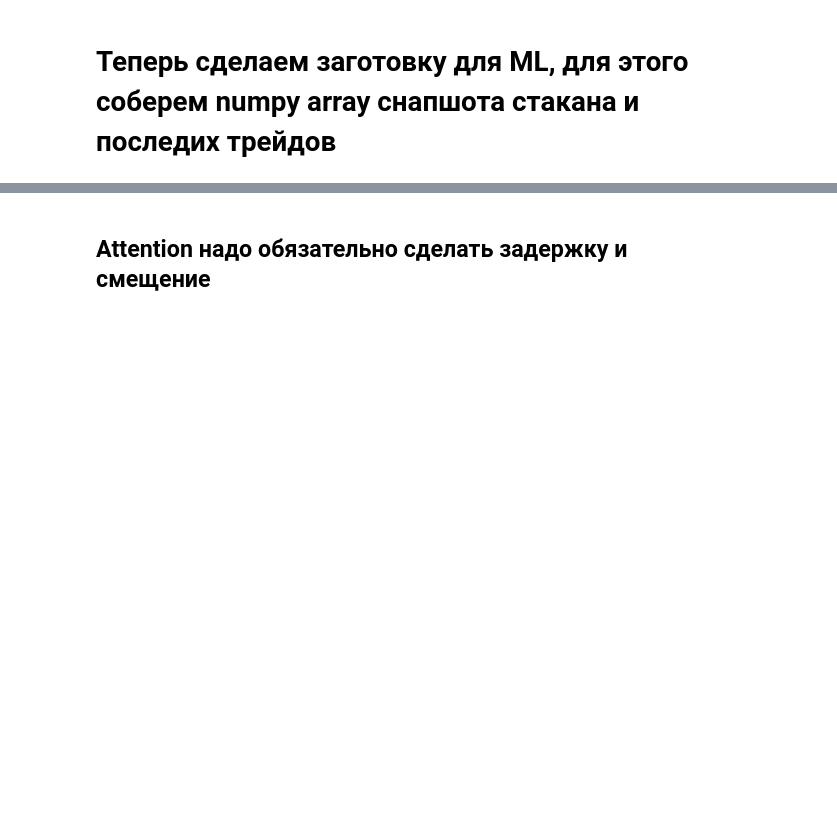
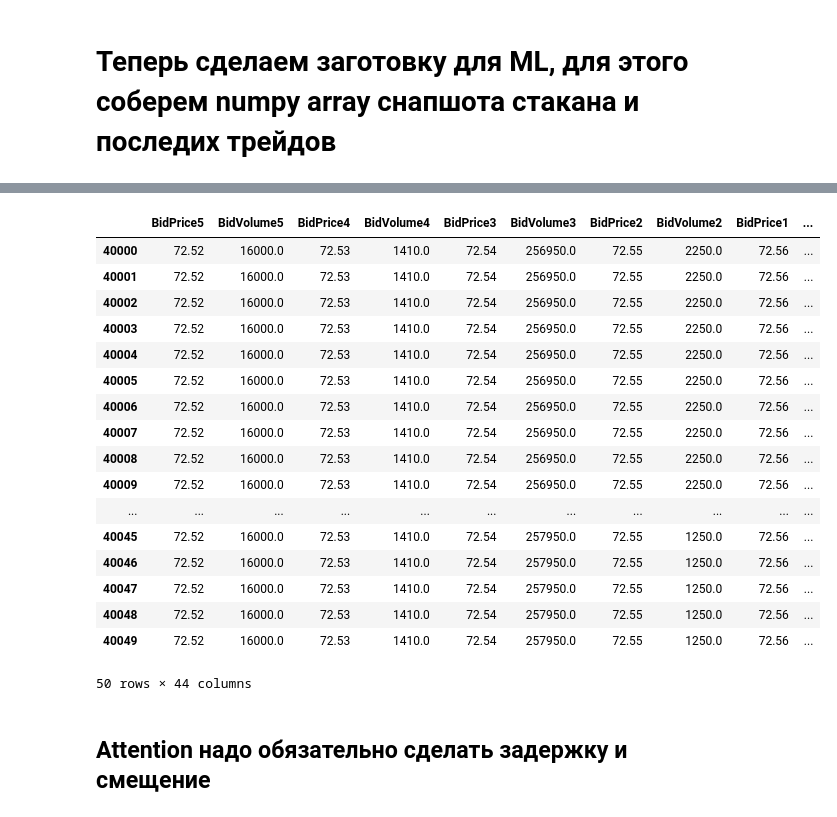
Before and after one commit to koteyevlev/MarketMakingMLAlgo, a Jupyter notebook: MLBacktest.ipynb, the cells around one changed output, grey strips where cells are left out. Drawn from its saved outputs; the diff is of its cells as text; code cells hidden in the pictures; blank space fills up the shorter version.

```diff
--- a/MLBacktest.ipynb
+++ b/MLBacktest.ipynb
@@ -720,25 +620,44 @@ raw_data = get_data(date, records)
 # %%
 def get_df_y(raw_data, deep):
     columns = []
     for col in ["Bid", "Ask"]:
         for num in range(1, 1 + deep):
             if col == "Bid":
                 num = deep - num + 1
             columns.append(col + "Price" + str(num))
             columns.append(col + "Volume" + str(num))
     columns += ["Last Trade Price"] + ["Last Trade Volume"] + ["Side"] + ["isNewTrade"] + \
     ["LastDealTime"] + ["Date"] + ["Time"] + ["SMA5"] + ["SMA10"] + ["SMA30"] + ["SMA50"] + ["SMA100"] +\
     ["EMA5"] + ["EMA10"] + ["EMA30"] + ["EMA100"] + ["STD10"] + ["STD50"] + ["STD100"] + ["STD1000"] +\
     ["RSI14"] + ["RSI30"] + ["RSI50"] + ["RSI100"]
     snapschot = pd.DataFrame(np.stack(raw_data, axis=0), columns=columns)
     y = np.array(snapschot["isNewTrade"])
     df = snapschot.drop(["isNewTrade"], axis=1)
     return df, y, snapschot
 
 deep = 5
 df, y, snapschot = get_df_y(raw_data, deep)
 snapschot[40000:40050]
-snapschot.to_csv("SBER20150310.csv")
+#snapschot.to_csv("SBER20150310.csv")
+# %% [output]
+|  | BidPrice5 | BidVolume5 | BidPrice4 | BidVolume4 | BidPrice3 | BidVolume3 | BidPrice2 | BidVolume2 | BidPrice1 | ... |
+| 40000 | 72.52 | 16000.0 | 72.53 | 1410.0 | 72.54 | 256950.0 | 72.55 | 2250.0 | 72.56 | ... |
+| 40001 | 72.52 | 16000.0 | 72.53 | 1410.0 | 72.54 | 256950.0 | 72.55 | 2250.0 | 72.56 | ... |
+| 40002 | 72.52 | 16000.0 | 72.53 | 1410.0 | 72.54 | 256950.0 | 72.55 | 2250.0 | 72.56 | ... |
+| 40003 | 72.52 | 16000.0 | 72.53 | 1410.0 | 72.54 | 256950.0 | 72.55 | 2250.0 | 72.56 | ... |
+| 40004 | 72.52 | 16000.0 | 72.53 | 1410.0 | 72.54 | 256950.0 | 72.55 | 2250.0 | 72.56 | ... |
+| 40005 | 72.52 | 16000.0 | 72.53 | 1410.0 | 72.54 | 256950.0 | 72.55 | 2250.0 | 72.56 | ... |
+| 40006 | 72.52 | 16000.0 | 72.53 | 1410.0 | 72.54 | 256950.0 | 72.55 | 2250.0 | 72.56 | ... |
+| 40007 | 72.52 | 16000.0 | 72.53 | 1410.0 | 72.54 | 256950.0 | 72.55 | 2250.0 | 72.56 | ... |
+| 40008 | 72.52 | 16000.0 | 72.53 | 1410.0 | 72.54 | 256950.0 | 72.55 | 2250.0 | 72.56 | ... |
+| 40009 | 72.52 | 16000.0 | 72.53 | 1410.0 | 72.54 | 256950.0 | 72.55 | 2250.0 | 72.56 | ... |
+| ... | ... | ... | ... | ... | ... | ... | ... | ... | ... | ... |
+| 40045 | 72.52 | 16000.0 | 72.53 | 1410.0 | 72.54 | 257950.0 | 72.55 | 1250.0 | 72.56 | ... |
+| 40046 | 72.52 | 16000.0 | 72.53 | 1410.0 | 72.54 | 257950.0 | 72.55 | 1250.0 | 72.56 | ... |
+| 40047 | 72.52 | 16000.0 | 72.53 | 1410.0 | 72.54 | 257950.0 | 72.55 | 1250.0 | 72.56 | ... |
+| 40048 | 72.52 | 16000.0 | 72.53 | 1410.0 | 72.54 | 257950.0 | 72.55 | 1250.0 | 72.56 | ... |
+| 40049 | 72.52 | 16000.0 | 72.53 | 1410.0 | 72.54 | 257950.0 | 72.55 | 1250.0 | 72.56 | ... |
+50 rows × 44 columns
 # %% [markdown]
 ## Attention надо обязательно сделать задержку и смещение
 # %% [markdown]
```
Also changed, not shown: parts of 133 cells of this notebook.
